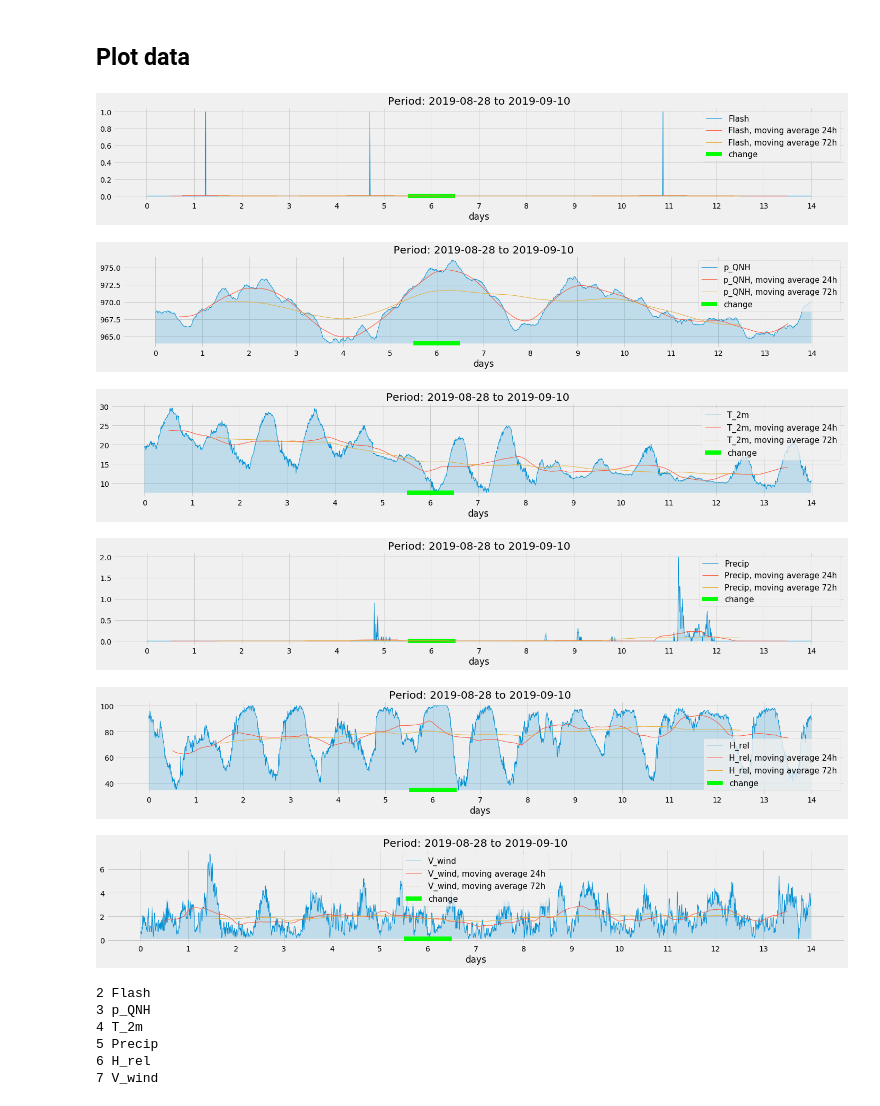
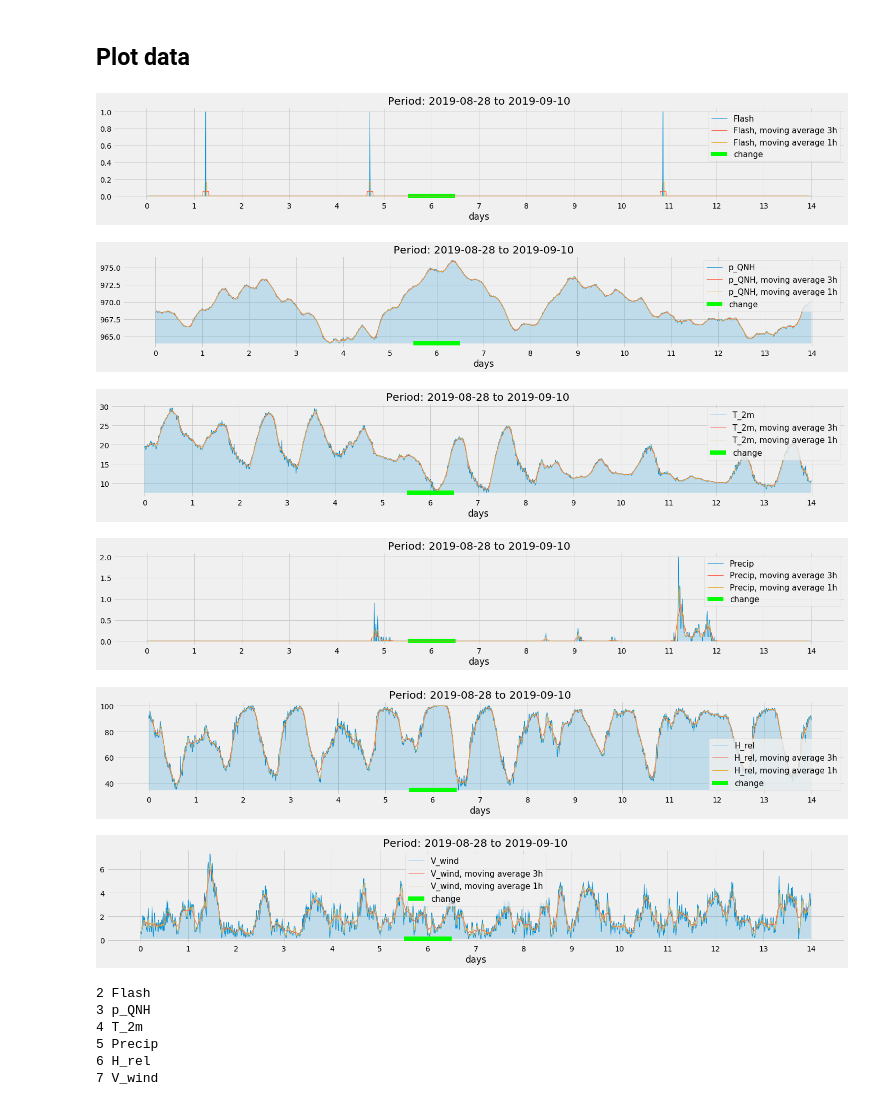
Before and after one commit to schuhva/Music-Generation, a Jupyter notebook: doc/releases/3.02/meteo_view.ipynb, the cells around one changed output. Drawn from its saved outputs; the diff is of its cells as text; code cells hidden in the pictures.

```diff
--- a/doc/releases/3.02/meteo_view.ipynb
+++ b/doc/releases/3.02/meteo_view.ipynb
@@ -70,40 +70,41 @@ lastDate 2019-09-10
 ## Plot data
 # %%
 #---- Parameter festlegen ----------
+w3 = 18
+w6 = 6
 h24 = 6*24
-h72 = 3*h24
 tt = np.arange(NT)/h24  # Zeitachse in Tagen
 
 #---- graphics ---------------------
 with plt.style.context('fivethirtyeight'):
     for k in range(2,MP,1):
         fig = plt.figure(figsize=(22,3))
         ax = fig.add_subplot(111)
 
         Y = np.array(dM[dM.columns[k]])
-        Y24 = np.array(dM[dM.columns[k]].rolling(window=h24,center=True).mean())
-        Y72 = np.array(dM[dM.columns[k]].rolling(window=h72,center=True).mean())
+        Y3 = np.array(dM[dM.columns[k]].rolling(window=w3,center=True).mean())
+        Y6 = np.array(dM[dM.columns[k]].rolling(window=w6,center=True).mean())
 
         plt.plot(tt,Y,linewidth=1.0, label=dM.columns[k])
         plt.fill_between(tt,Y,Y.min(),alpha=0.2)
-        plt.plot(tt,Y24,linewidth=1.0, label=dM.columns[k]+', moving average 24h')
-        plt.plot(tt,Y72,linewidth=1.0, label=dM.columns[k]+', moving average 72h')
+        plt.plot(tt,Y3,linewidth=1.0, label=dM.columns[k]+', moving average 3h')
+        plt.plot(tt,Y6,linewidth=1.0, label=dM.columns[k]+', moving average 1h')
 
         plt.hlines(Y.min(),5.5, 6.5, colors='lime', linewidth=8, linestyles='solid', label='change')
 
         loc = plticker.MultipleLocator(base=1.0) # this locator puts ticks at regular intervals
         ax.xaxis.set_major_locator(loc)
         plt.title('Period: '+str(firstDate)+' to '+str(lastDate))
         plt.xlabel('days')
         plt.legend(prop={'size':15})
         plt.show()
 # %% [output]
-[figure, old version]
+[figure, new version]
-[figure, old version]
+[figure, new version]
-[figure, old version]
+[figure, new version]
-[figure, old version]
+[figure, new version]
-[figure, old version]
+[figure, new version]
-[figure, old version]
+[figure, new version]
 # %%
 for k in range(2,MP,1):
     print(k, dM.columns[k])
```
Also changed, not shown: 9 other files.
